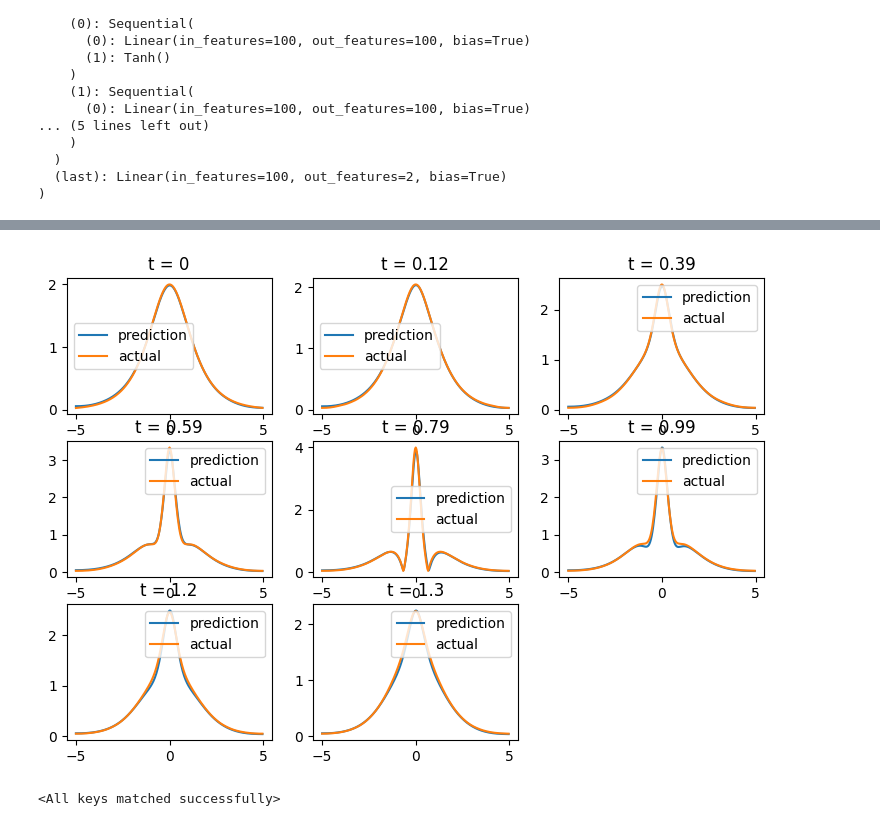
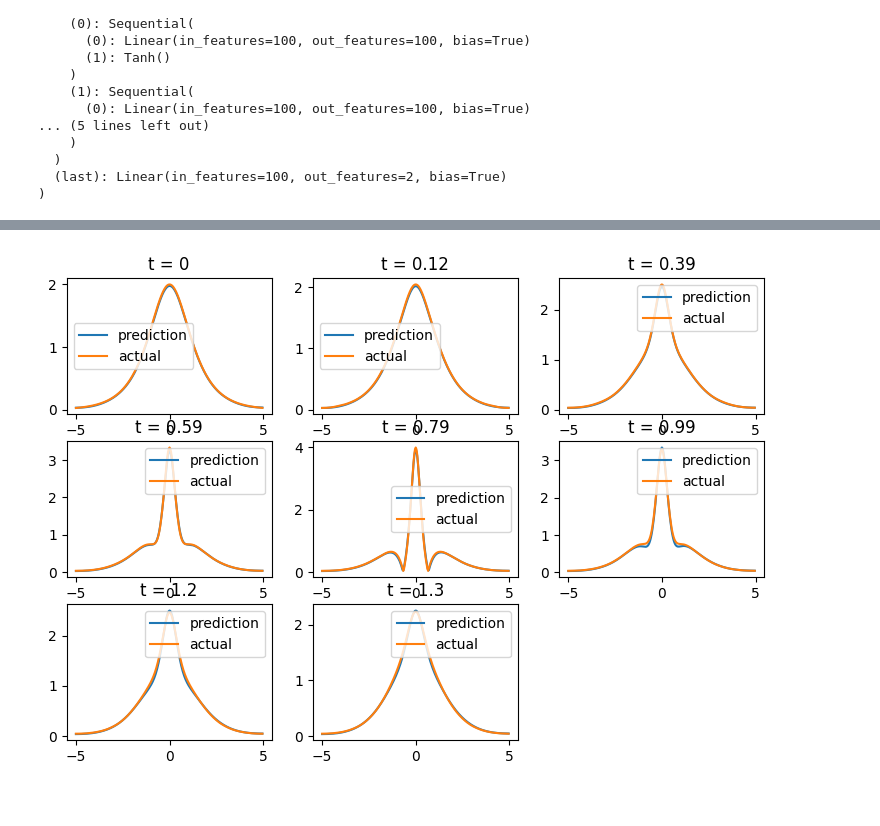
Before and after one commit to viriyadhika/pinns-torch, a Jupyter notebook: PINN/PINN.ipynb, the cells around one changed output, grey strips where cells are left out. Drawn from its saved outputs; the diff is of its cells as text; code cells hidden in the pictures.

```diff
--- a/PINN/PINN.ipynb
+++ b/PINN/PINN.ipynb
@@ -157,3 +149,9 @@ Checkpoint saved to /content/drive/MyDrive/schrodinger_model.pt
+# %%
+checkpoint_path = "Data/schrodinger_model-59000.pt"
+# torch.save({
+#     "model_state_dict": schrodinger_model.state_dict(),
+#     "optimizer_state_dict": optimizer.state_dict()
+# }, checkpoint_path)
 # %%
 epochs = 1
 
@@ -204,22 +161,22 @@ for i in range(epochs):
 # %%
 plt.figure(figsize=(9,6))
 T_np, X_np = np.meshgrid(t_np.flatten(), x_np.flatten())
 pairs = torch.tensor(np.column_stack([X_np.ravel(), T_np.ravel()]), dtype=torch.float, device=device)
 
 result = schrodinger_model(torch.tensor(X_np.ravel(), dtype=torch.float), torch.tensor(T_np.ravel(), dtype=torch.float))
 
 np_result = np.abs(result.detach().cpu().numpy()[:,1] * 1j + result.detach().cpu().numpy()[:,0])
 for idx, t_evaluation in enumerate([0, 0.12, 0.39, 0.59, 0.79, 0.99, 1.2, 1.3]):
 
     mask = (pairs[:,1] == t_np[ int(t_evaluation / (np.pi / 2) * 201),0])
     x_coord = pairs[mask][:,0].detach()
-    y_coord = torch.abs(result[mask,0] + result[mask,0] * 1j).detach()
+    y_coord = torch.abs(result[mask,0] + result[mask,1] * 1j).detach()
     plt.subplot(3, 3, idx + 1)
     plt.plot(x_coord, y_coord, label="prediction")
     plt.plot(x_coord, np.abs(Exact[:,int(t_evaluation / (np.pi / 2) * 201)]), label="actual")
     plt.legend()
     plt.title("t = " + str(t_evaluation))
 
 plt.show()
 # %% [output]
-[figure, old version]
+[figure, new version]
@@ -304,6 +182,0 @@ mlp = MLP(layers, lb, ub, device).to(device)
-# %%
-state_dict = torch.load("./PINN-Code.pt", map_location=device)
-
-mlp.load_state_dict(state_dict["model_state_dict"])
-# %% [output]
-<All keys matched successfully>
```
Also changed, not shown: parts of 9 cells of this notebook, 4 other files.
